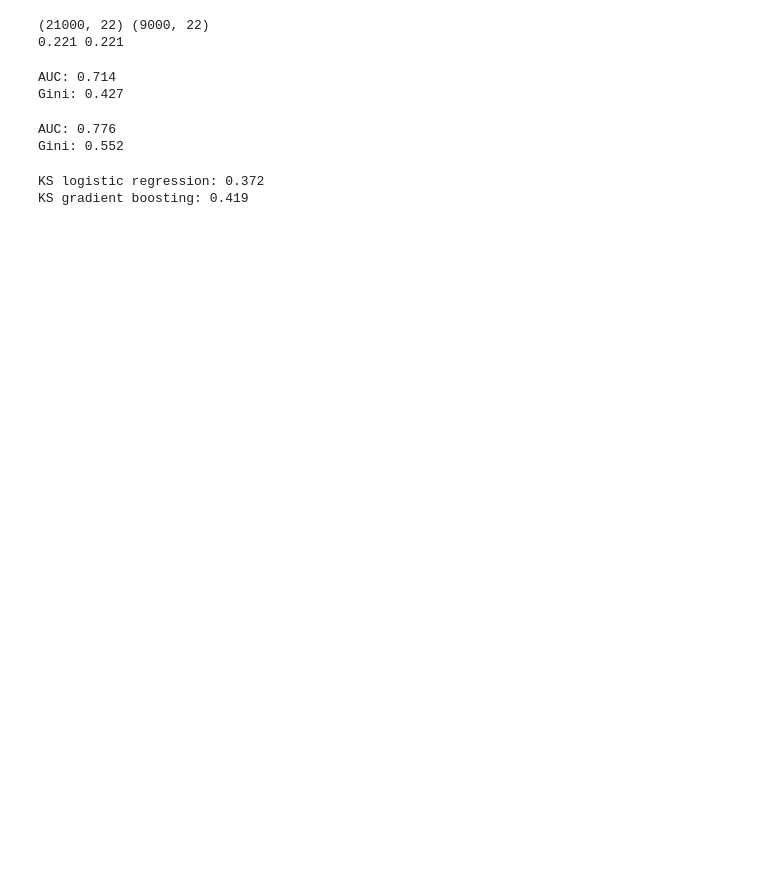
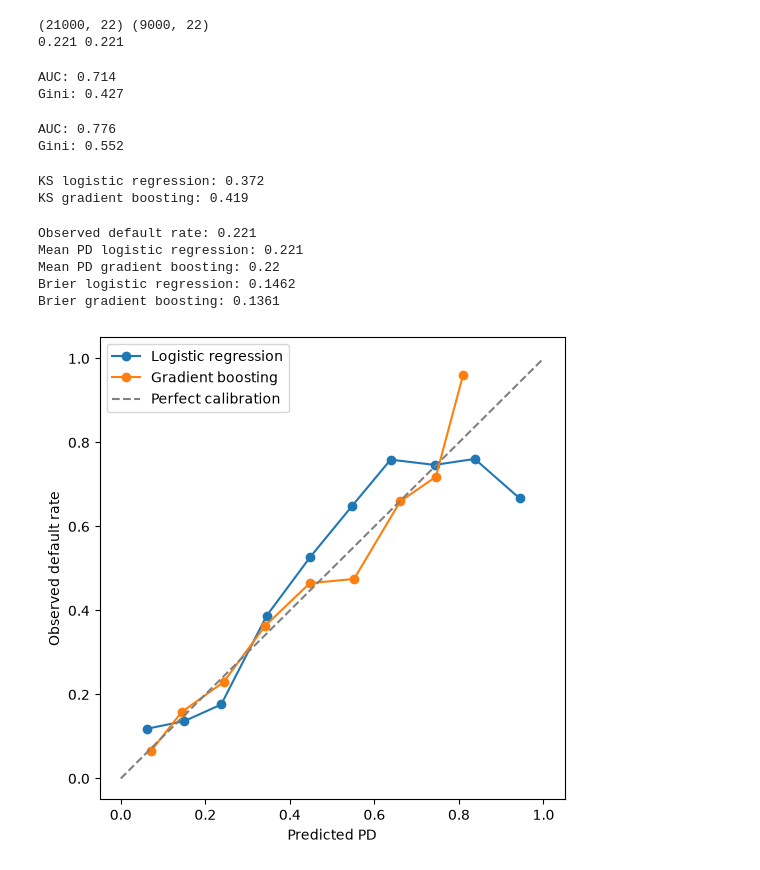
Before and after one commit to xalkidh/credit-risk-project, a Jupyter notebook: notebooks/02_modelling.ipynb, the cells around one changed output. Saved outputs shown, nothing was run; the diff lists cells and outputs as text; code cells hidden in the pictures; blank space fills up the shorter version.

Commit message:
Add calibration analysis and SHAP explainability

```diff
--- a/notebooks/02_modelling.ipynb
+++ b/notebooks/02_modelling.ipynb
@@ -68,3 +68,34 @@ print("KS gradient boosting:", round(ks_statistic(y_test, pd_test_gb), 3))
 # %% [output]
 KS logistic regression: 0.372
 KS gradient boosting: 0.419
+# %%
+import matplotlib.pyplot as plt
+from sklearn.calibration import calibration_curve
+from sklearn.metrics import brier_score_loss
+
+# Compare average predicted PD with the observed default rate
+print("Observed default rate:", round(y_test.mean(), 3))
+print("Mean PD logistic regression:", round(pd_test.mean(), 3))
+print("Mean PD gradient boosting:", round(pd_test_gb.mean(), 3))
+
+# Brier score: lower is better
+print("Brier logistic regression:", round(brier_score_loss(y_test, pd_test), 4))
+print("Brier gradient boosting:", round(brier_score_loss(y_test, pd_test_gb), 4))
+
+# Calibration curve with 10 bins
+fig, ax = plt.subplots(figsize=(6, 6))
+for name, scores in [("Logistic regression", pd_test), ("Gradient boosting", pd_test_gb)]:
+    frac_pos, mean_pred = calibration_curve(y_test, scores, n_bins=10)
+    ax.plot(mean_pred, frac_pos, marker="o", label=name)
+ax.plot([0, 1], [0, 1], linestyle="--", color="grey", label="Perfect calibration")
+ax.set_xlabel("Predicted PD")
+ax.set_ylabel("Observed default rate")
+ax.legend()
+plt.show()
+# %% [output]
+Observed default rate: 0.221
+Mean PD logistic regression: 0.221
+Mean PD gradient boosting: 0.22
+Brier logistic regression: 0.1462
+Brier gradient boosting: 0.1361
+[figure, added]
```
Also changed, not shown: parts of 1 cell of this notebook.
